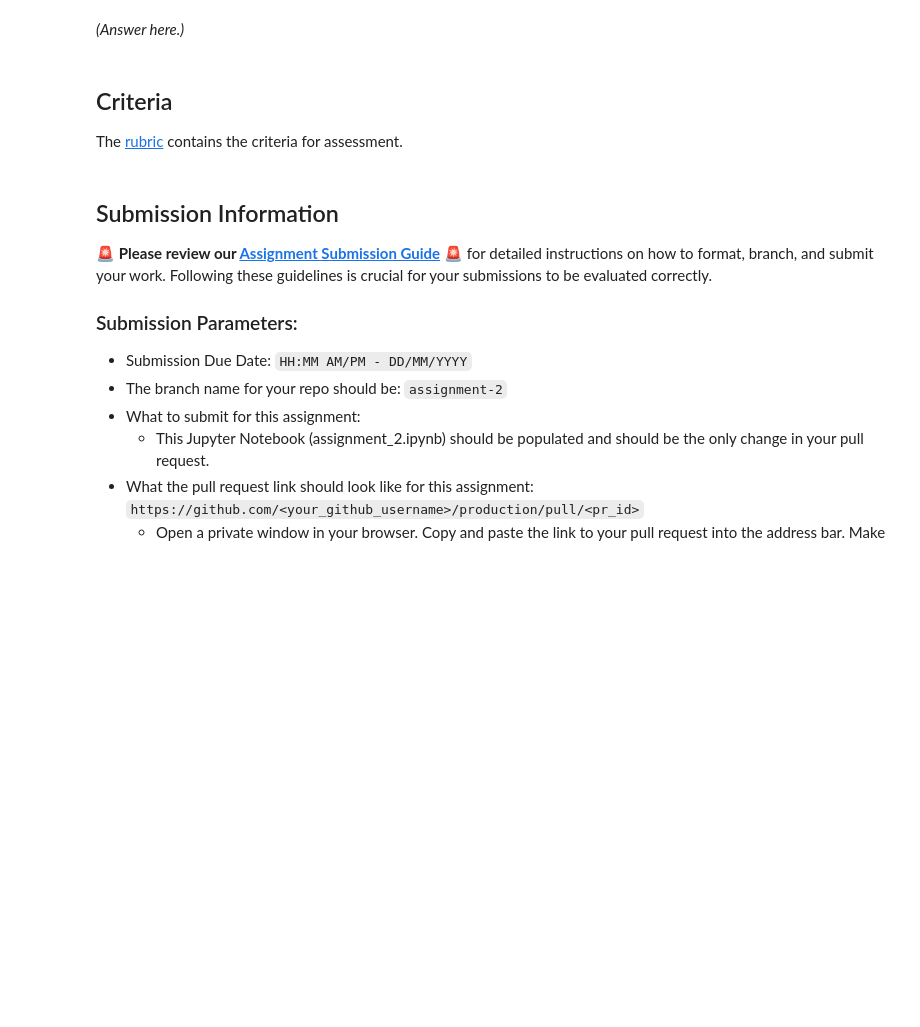
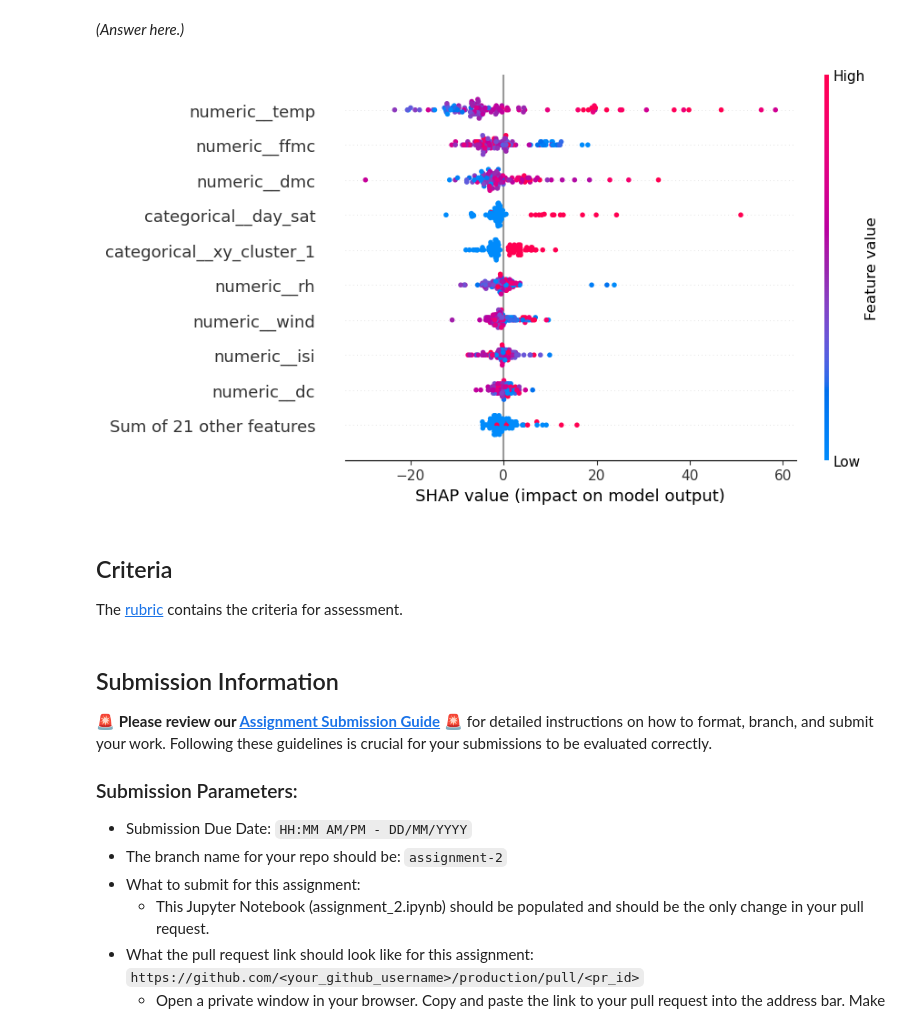
Before and after one commit to anneveremtchouk/production, a Jupyter notebook: 02_activities/assignments/assignment_2.ipynb, the cells around one changed output. Saved outputs shown, nothing was run; the diff lists cells and outputs as text; code cells hidden in the pictures; blank space fills up the shorter version.

```diff
--- a/02_activities/assignments/assignment_2.ipynb
+++ b/02_activities/assignments/assignment_2.ipynb
@@ -599,5 +578,9 @@ TypeError: The passed model is not callable and cannot be analyzed directly with
 # %% [markdown]
 *(Answer here.)*
+# %%
+shap.plots.beeswarm(shap_values)
+# %% [output]
+[figure, added]
 # %% [markdown]
 ## Criteria
 
```
Also changed, not shown: parts of 27 cells of this notebook.
